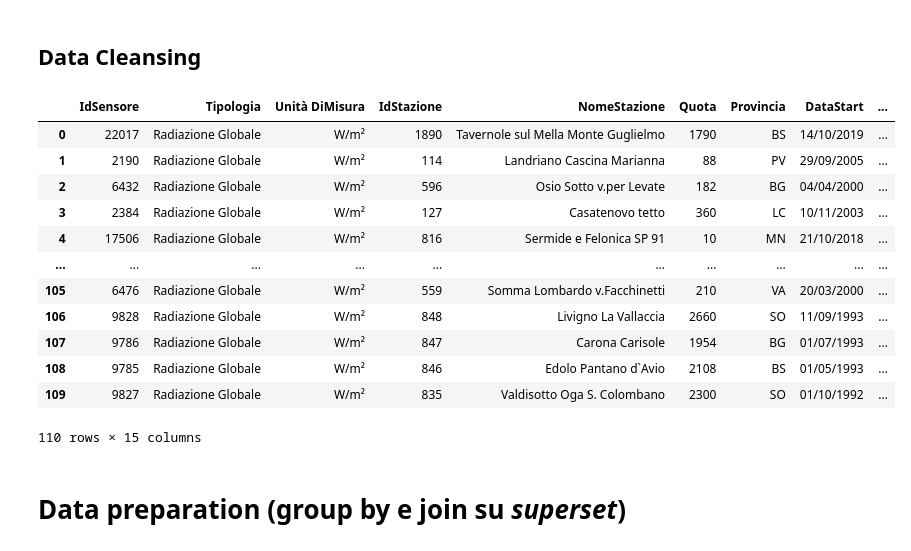
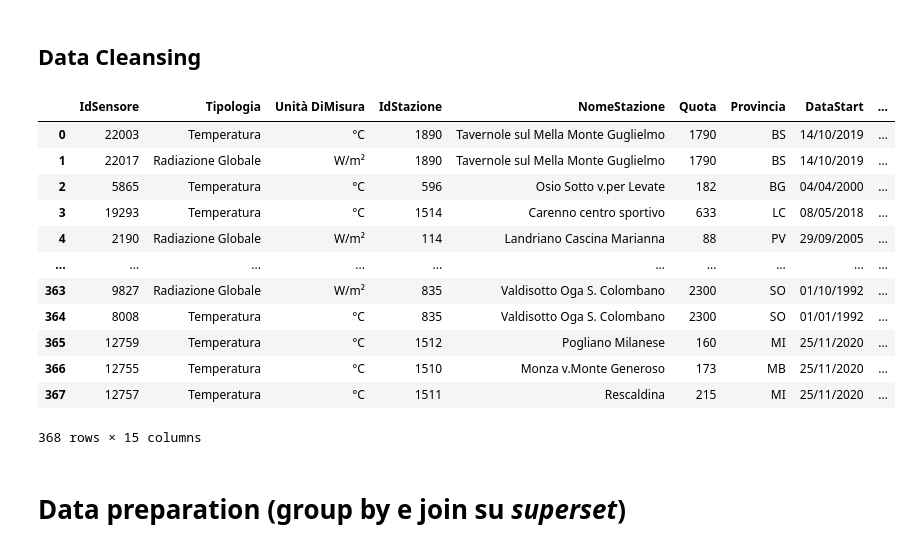
Before and after one commit to giocoal/air-quality-milano-interactive-data-visualization-tableau, a Jupyter notebook: Data_Visualization_21_22_Preparation_Meteo_radiazione.ipynb, the cells around one changed output. Saved outputs shown, nothing was run; the diff lists cells and outputs as text; code cells hidden in the pictures.

```diff
--- a/Data_Visualization_21_22_Preparation_Meteo_radiazione.ipynb
+++ b/Data_Visualization_21_22_Preparation_Meteo_radiazione.ipynb
@@ -131,7 +133,7 @@ NB: l’orario del dato è "ora solare" e si riferisce alle osservazioni ottenut
 # %% [markdown]
 ### Read_csv
 # %%
-sensori_meteo = pd.read_csv(f'{path}Stazioni_Meteorologiche.csv', dtype = {'Tipologia': 'category'})
+sensori_meteo = pd.read_csv(f'{path}Stazioni_Meteorologiche.csv')
 sensori_meteo.head()
 #stazioni_meteo['Tipologia'].value_counts()
 # %% [output]
@@ -198,23 +200,23 @@ Name: Zona, dtype: int64
 # %% [markdown]
 ## Data Cleansing
 # %%
-sensori_meteo.drop(sensori_meteo[sensori_meteo['Tipologia'] != 'Radiazione Globale'].index, inplace = True)
+sensori_meteo.drop(sensori_meteo[~sensori_meteo['Tipologia'].isin(['Temperatura', 'Radiazione Globale'])].index, inplace = True)
 sensori_meteo.reset_index(drop=True, inplace=True)
 sensori_meteo
 # %% [output]
 |  | IdSensore | Tipologia | Unità DiMisura | IdStazione | NomeStazione | Quota | Provincia | DataStart | ... |
-| 0 | 22017 | Radiazione Globale | W/m² | 1890 | Tavernole sul Mella Monte Guglielmo | 1790 | BS | 14/10/2019 | ... |
-| 1 | 2190 | Radiazione Globale | W/m² | 114 | Landriano Cascina Marianna | 88 | PV | 29/09/2005 | ... |
-| 2 | 6432 | Radiazione Globale | W/m² | 596 | Osio Sotto v.per Levate | 182 | BG | 04/04/2000 | ... |
-| 3 | 2384 | Radiazione Globale | W/m² | 127 | Casatenovo tetto | 360 | LC | 10/11/2003 | ... |
-| 4 | 17506 | Radiazione Globale | W/m² | 816 | Sermide e Felonica SP 91 | 10 | MN | 21/10/2018 | ... |
+| 0 | 22003 | Temperatura | °C | 1890 | Tavernole sul Mella Monte Guglielmo | 1790 | BS | 14/10/2019 | ... |
+| 1 | 22017 | Radiazione Globale | W/m² | 1890 | Tavernole sul Mella Monte Guglielmo | 1790 | BS | 14/10/2019 | ... |
+| 2 | 5865 | Temperatura | °C | 596 | Osio Sotto v.per Levate | 182 | BG | 04/04/2000 | ... |
+| 3 | 19293 | Temperatura | °C | 1514 | Carenno centro sportivo | 633 | LC | 08/05/2018 | ... |
+| 4 | 2190 | Radiazione Globale | W/m² | 114 | Landriano Cascina Marianna | 88 | PV | 29/09/2005 | ... |
 | ... | ... | ... | ... | ... | ... | ... | ... | ... | ... |
-| 105 | 6476 | Radiazione Globale | W/m² | 559 | Somma Lombardo v.Facchinetti | 210 | VA | 20/03/2000 | ... |
-| 106 | 9828 | Radiazione Globale | W/m² | 848 | Livigno La Vallaccia | 2660 | SO | 11/09/1993 | ... |
-| 107 | 9786 | Radiazione Globale | W/m² | 847 | Carona Carisole | 1954 | BG | 01/07/1993 | ... |
-| 108 | 9785 | Radiazione Globale | W/m² | 846 | Edolo Pantano d`Avio | 2108 | BS | 01/05/1993 | ... |
-| 109 | 9827 | Radiazione Globale | W/m² | 835 | Valdisotto Oga S. Colombano | 2300 | SO | 01/10/1992 | ... |
+| 363 | 9827 | Radiazione Globale | W/m² | 835 | Valdisotto Oga S. Colombano | 2300 | SO | 01/10/1992 | ... |
+| 364 | 8008 | Temperatura | °C | 835 | Valdisotto Oga S. Colombano | 2300 | SO | 01/01/1992 | ... |
+| 365 | 12759 | Temperatura | °C | 1512 | Pogliano Milanese | 160 | MI | 25/11/2020 | ... |
+| 366 | 12755 | Temperatura | °C | 1510 | Monza v.Monte Generoso | 173 | MB | 25/11/2020 | ... |
+| 367 | 12757 | Temperatura | °C | 1511 | Rescaldina | 215 | MI | 25/11/2020 | ... |
-110 rows × 15 columns
+368 rows × 15 columns
 # %% [markdown]
 # Data preparation (group by e join su *superset*)
 # %% [markdown]
```
Also changed, not shown: parts of 18 cells of this notebook, 5 other files.
